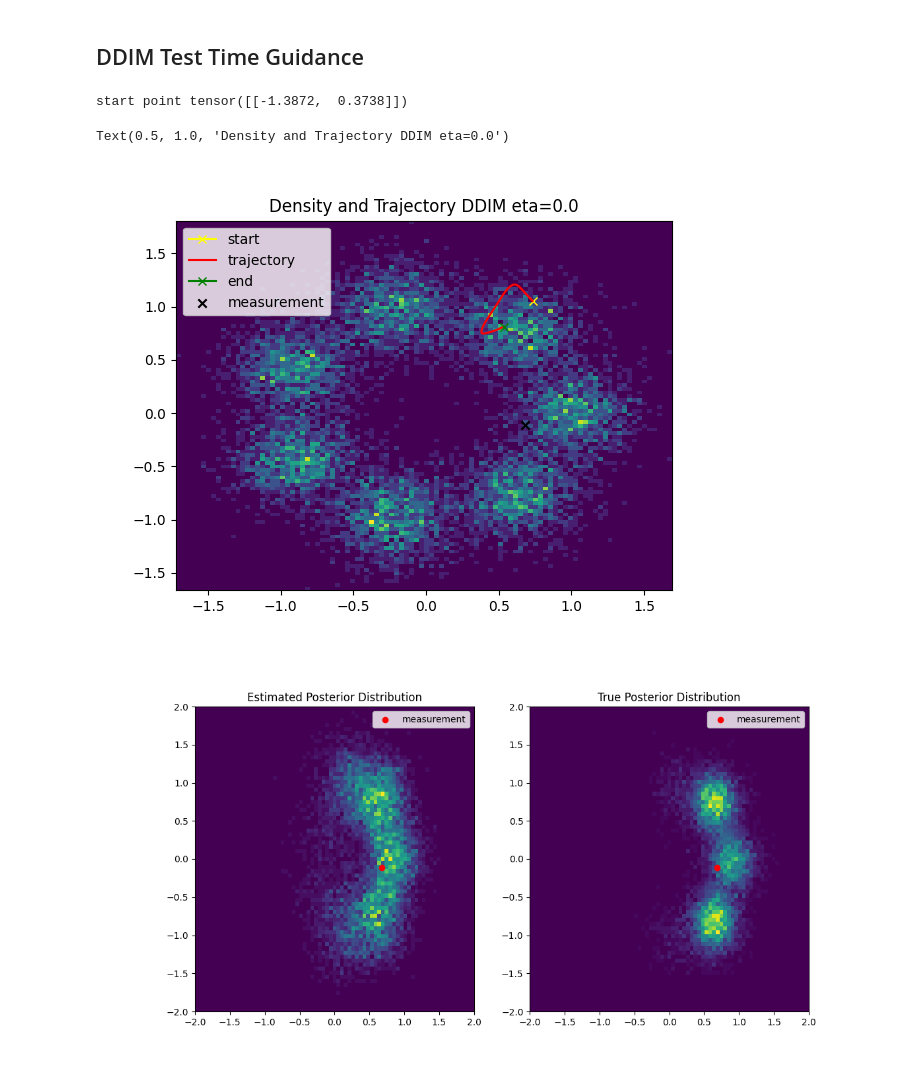
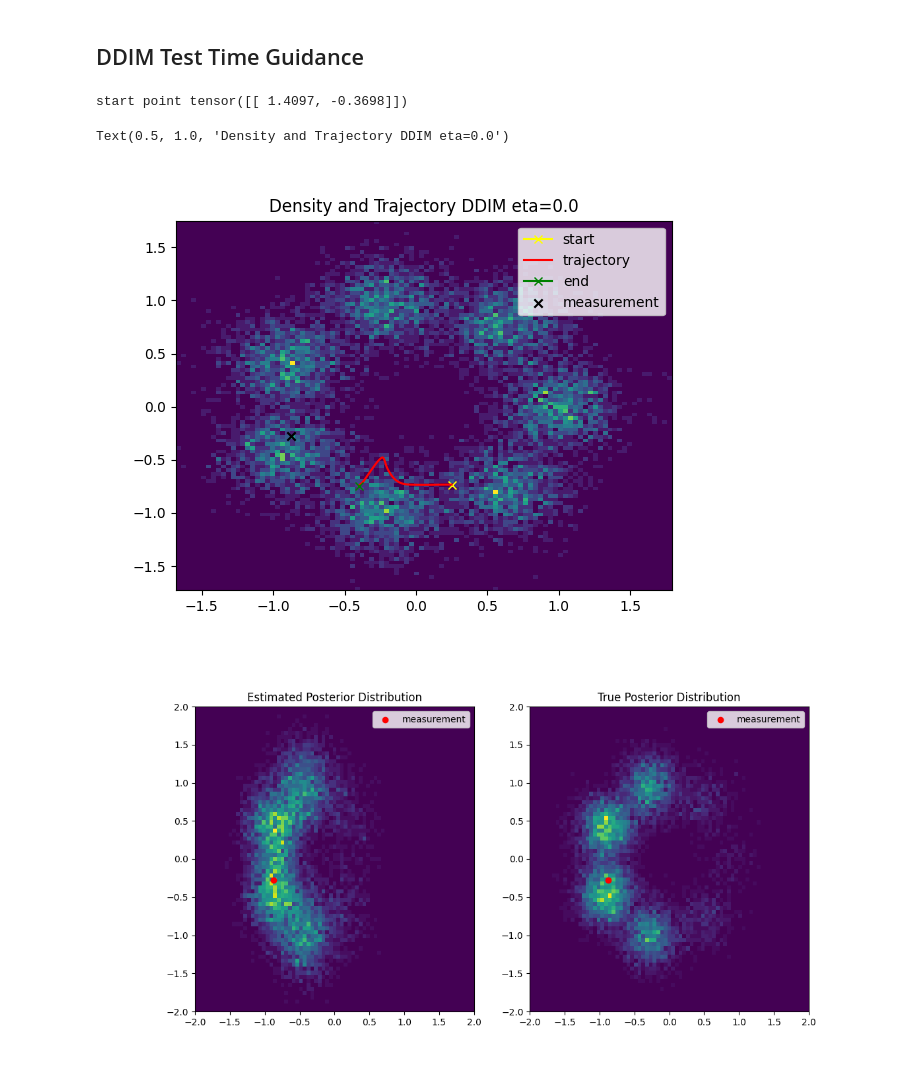
Before and after one commit to juliuserbach/diffusion_playground, a Jupyter notebook: guidance_GMM.ipynb, the cells around one changed output. Cells and saved outputs as stored; diff of their text form; code cells hidden in the pictures.

```diff
--- a/guidance_GMM.ipynb
+++ b/guidance_GMM.ipynb
@@ -188,12 +220,13 @@ num_steps = 1000
 betas = torch.linspace(beta_min,beta_max,num_steps).to(device)
 alpha = 1 - betas
 alpha_cumprod = torch.cumprod(alpha, 0)
-training_iterations = 20000
+training_iterations = 10000
 
-batch_size = 500
-denoiser = BasicScoreNet(hidden_size=256).to(device)
-optimizer = torch.optim.AdamW(denoiser.parameters(),1e-4,(.9,.999),weight_decay=1e-2)
+batch_size = 2048
+denoiser = BasicScoreNet(hidden_size=128).to(device)
+optimizer = torch.optim.AdamW(denoiser.parameters(),1e-4,(.9,.999),weight_decay=1e-3)
 data = gaussian_circle
+loss_avg = []
 for i in range(training_iterations):
     # sample timestep
     t = torch.randint(0,num_steps,(batch_size,)).to(device)
@@ -206,13 +239,17 @@ for i in range(training_iterations):
     x_t = alpha_cumprod_t[:,None] * x + eps * (1-alpha_cumprod_t[:,None])
     # compute scores
     eps_pred = denoiser(torch.cat([x_t, t[:,None]/1000], 1))
+    # eps_pred = denoiser(x_t, t)
     # compute loss
     loss = torch.mean((eps_pred - eps)**2)
+    loss_avg.append(loss.item())
+    if len(loss_avg) > 100:
+        loss_avg.pop(0)
     # backprop
     loss.backward()
     optimizer.step()
     optimizer.zero_grad()
-    if i % 100 == 0: print(loss.item())
+    if i % 100 == 0: print(sum(loss_avg)/len(loss_avg))
 
 print('done')
 print(f"loss: {loss.item()}")
@@ -237,13 +274,12 @@ loss: 0.28281188011169434
 # %% [markdown]
 ## Flow Matching Training
 # %%
-from tqdm import tqdm
 
 # Flow Matching
 training_iterations = 10000
 
-batch_size = 500
-denoiser_flow = BasicScoreNet(hidden_size=256).to(device)
+batch_size = 2048
+denoiser_flow = BasicScoreNet(hidden_size=128).to(device)
 optimizer = torch.optim.AdamW(denoiser_flow.parameters(),1e-3,(.9,.999),weight_decay=1e-2)
 sig_min = 1e-4
 data = gaussian_circle
@@ -287,14 +322,12 @@ Loss: 1.163906216621399
 # %% [markdown]
 ## DDIM Test Time Guidance
+# %%
+y_measurements = torch.Tensor(measurement_model(100)).to(device)
+y = y_measurements[:1]
 # %%
 
 x_t = torch.randn(1,2).to(device)
 print("start point", x_t)
-# generate measurement y
-measurement_model = BasicForwardModel(data, {'mu': [0,0], 'cov': [0.1,0.1]})
-measurement_model.set_A(np.array([[1,0],[0,0]]))
-y = torch.Tensor(measurement_model(1)).to(device)
-
 
 
 def guided_ddim_sampler(model, y, ddim_config, x_t, likelihood_weight = 0.005, save_traj=False):
@@ -352,36 +385,36 @@ plt.legend(['start','trajectory','end', 'measurement'])
 # name
 plt.title(f'Density and Trajectory DDIM eta={ddim_config["eta"]}')
 # %% [output]
-start point tensor([[-1.3872,  0.3738]])
+start point tensor([[ 1.4097, -0.3698]])
 Text(0.5, 1.0, 'Density and Trajectory DDIM eta=0.0')
-[figure, old version]
+[figure, new version]
 # %%
 # compare posterior
 n_samples = 10000
 bins = 75
 ddim_config = {'n_ddim_steps': 1000, 'n_steps': 1000, 'beta_min': 1e-4, 'beta_max': 0.02, 'eta': 1}
 x_t = torch.randn(n_samples,2).to(device)
-traj = guided_ddim_sampler(denoiser, y,ddim_config , x_t, likelihood_weight=0.003)
+traj = guided_ddim_sampler(denoiser, y,ddim_config , x_t, likelihood_weight=0.0025)
 # sample from true posterior
 ground_truth_samples = measurement_model.sample_posterior(y.detach().cpu().numpy(), n_samples)
 # plot posterior distribution
 fig, axs = plt.subplots(1, 2, figsize=(12, 6))
 
 
 # Plot estimated posterior distribution
 axs[0].set_title('Estimated Posterior Distribution')
 hist = axs[0].hist2d(traj[-1][:,0], traj[-1][:,1], bins=bins, range=[[-2, 2], [-2, 2]])
 axs[0].scatter(y[0,0].detach().cpu().numpy(), y[0,1].detach().cpu().numpy(), c='r')
 axs[0].legend(['measurement'])
 
 # Plot true posterior distribution
 axs[1].set_title('True Posterior Distribution')
 hist = axs[1].hist2d(ground_truth_samples[:,0], ground_truth_samples[:,1], bins=bins, range=[[-2, 2], [-2, 2]])
 axs[1].scatter(y[0,0].detach().cpu().numpy(), y[0,1].detach().cpu().numpy(), c='r')
 axs[1].legend(['measurement'])
 
 plt.show()
 # compute Wasserstein distance of posterior samples and true posterior
 estimated_samples = traj[-1]
 # %% [output]
-[figure, old version]
+[figure, new version]
```
Also changed, not shown: parts of 16 cells of this notebook.
